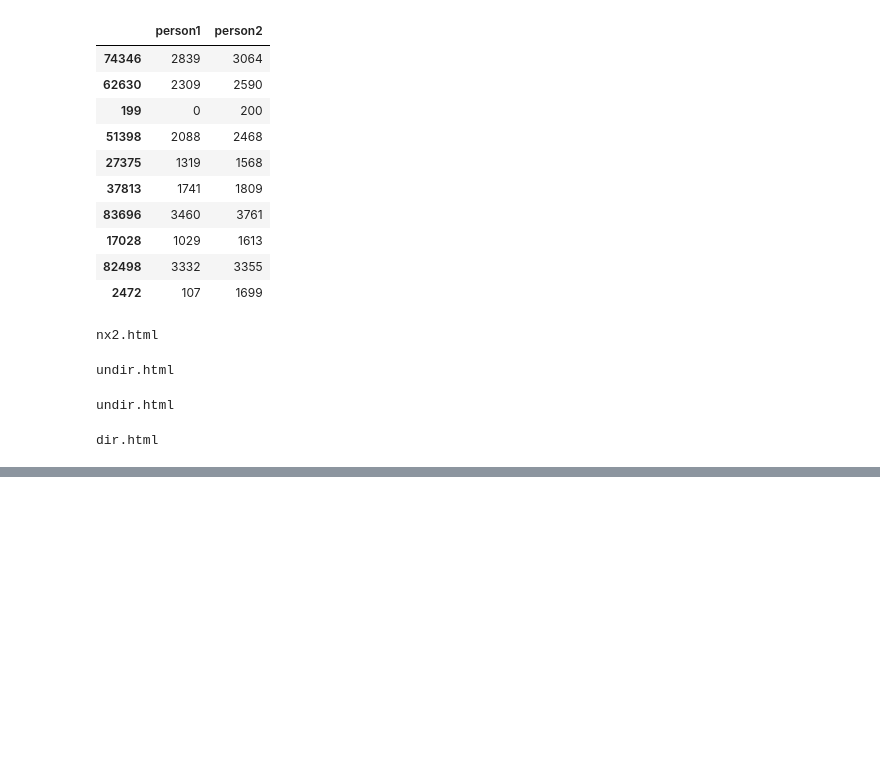
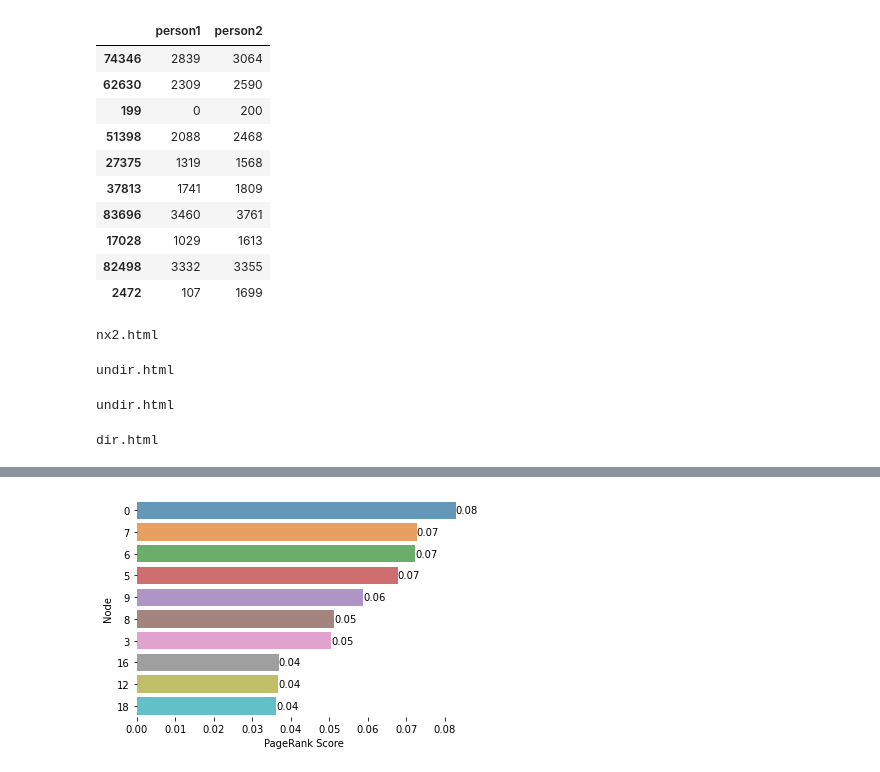
Before and after one commit to andreoniriccardo/articles, a Jupyter notebook: networkX/networkX.ipynb, the cells around one changed output, grey strips where cells are left out. Drawn from its saved outputs; the diff is of its cells as text; code cells hidden in the pictures; blank space fills up the shorter version.

Commit message:
networkx update

```diff
--- a/networkX/networkX.ipynb
+++ b/networkX/networkX.ipynb
@@ -125,0 +175,11 @@ dir.html
+# %%
+# PAgerank
+G = nx.barabasi_albert_graph(25,4, seed=42)
+
+nt = Network()
+nt.from_nx(G)
+i=0
+for node in nt.nodes:
+    node['label'] = str(i)
+    i+=1
+nt.show('test.html', notebook=False)
@@ -125,0 +193,4 @@ dir.html
+# %%
+G = nx.barabasi_albert_graph(25,4, seed=42)
+pagerank_results = nx.pagerank(G, alpha=0.85, max_iter=100, tol=1e-06)
+pagerank_results = pd.Series(pagerank_results).sort_values(ascending=False)
@@ -125,0 +212,14 @@ dir.html
+# %%
+fig, ax = plt.subplots()
+sns.barplot(x=pagerank_results.iloc[:10].values, y=pagerank_results.iloc[:10].index.astype(str), orient='h', alpha=0.75)
+ax.set_xlabel('PageRank Score')
+ax.set_ylabel('Node')
+ax.spines['top'].set_visible(False)
+ax.spines['bottom'].set_visible(False)
+ax.spines['right'].set_visible(False)
+ax.spines['left'].set_visible(False)
+for i in ax.containers:
+    ax.bar_label(i,fmt='%.2f')
+plt.savefig('page-rank.png')
+# %% [output]
+[figure, added]
```
Also changed, not shown: parts of 14 cells of this notebook, 5 other files.
